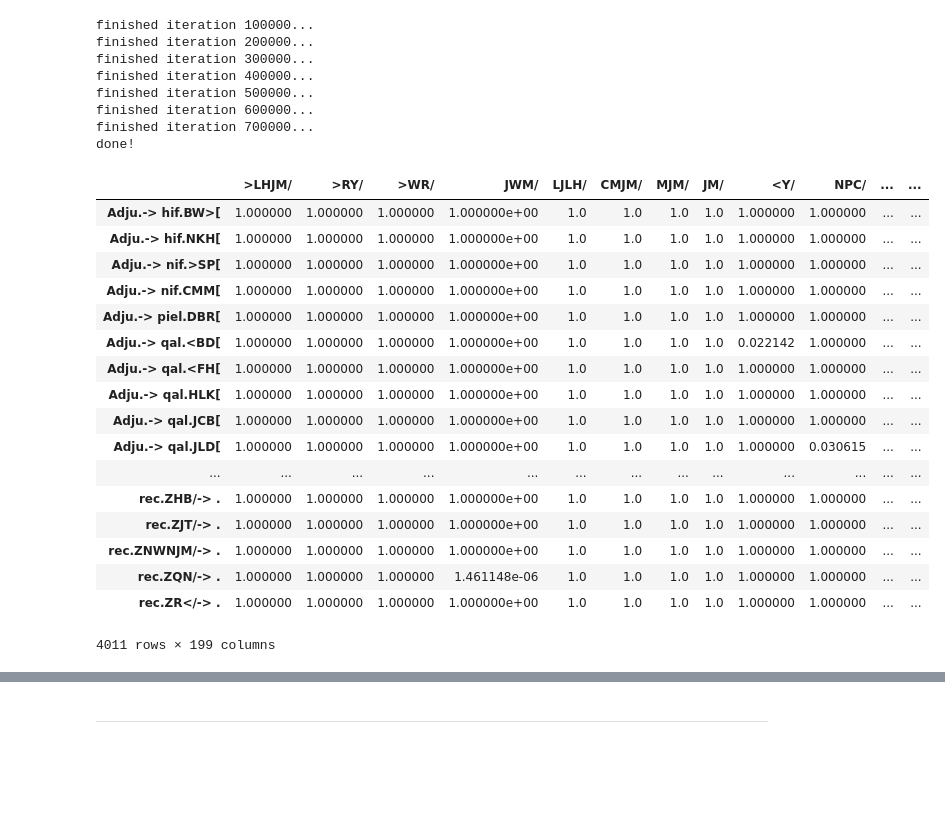
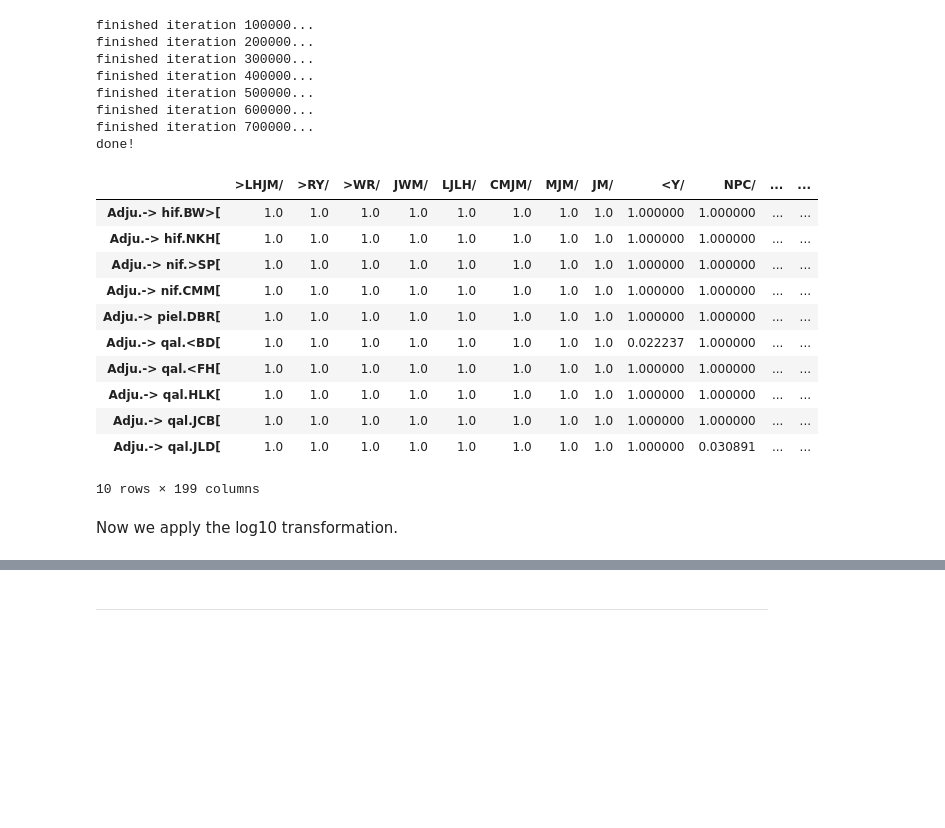
Before and after one commit to codykingham/noun_semantics, a Jupyter notebook: analysis/noun_semantics.ipynb, the cells around one changed output, grey strips where cells are left out. Drawn from its saved outputs; the diff is of its cells as text; code cells hidden in the pictures; blank space fills up the shorter version.

```diff
--- a/analysis/noun_semantics.ipynb
+++ b/analysis/noun_semantics.ipynb
@@ -431,9 +429,9 @@ b_matrix = target_obs.sub(data)
 c_matrix = colex_obs.sub(data)
 d_matrix = pd.DataFrame.copy(data, deep=True)
 d_matrix[:] = total_obs
-d_matrix = d_matrix.sub(data+b+c)
+d_matrix = d_matrix.sub(data+b_matrix+c_matrix)
 
-fisher_transformed = collections.defaultdict(lambda: collections.defaultdict(float))
+fisher_transformed = collections.defaultdict(lambda: collections.defaultdict())
 
 i = 0
 for lex in data.columns:
@@ -450,7 +448,7 @@ for lex in data.columns:
             print(f'finished iteration {i}...')
 print('done!')
 
-#fisherdata = pd.DataFrame(fisher_transformed)
+fisherdata = pd.DataFrame(fisher_transformed)
 # %% [output]
 finished iteration 100000...
 finished iteration 200000...
@@ -465,21 +461,17 @@ fisherdata = pd.DataFrame(fisher_transformed)
 # %%
-fisherdata
+fisherdata.head(10)
 # %% [output]
 |  | >LHJM/ | >RY/ | >WR/ | JWM/ | LJLH/ | CMJM/ | MJM/ | JM/ | <Y/ | NPC/ | ... | ... |
-| Adju.-> hif.BW>[ | 1.000000 | 1.000000 | 1.000000 | 1.000000e+00 | 1.0 | 1.0 | 1.0 | 1.0 | 1.000000 | 1.000000 | ... | ... |
-| Adju.-> hif.NKH[ | 1.000000 | 1.000000 | 1.000000 | 1.000000e+00 | 1.0 | 1.0 | 1.0 | 1.0 | 1.000000 | 1.000000 | ... | ... |
-| Adju.-> nif.>SP[ | 1.000000 | 1.000000 | 1.000000 | 1.000000e+00 | 1.0 | 1.0 | 1.0 | 1.0 | 1.000000 | 1.000000 | ... | ... |
-| Adju.-> nif.CMM[ | 1.000000 | 1.000000 | 1.000000 | 1.000000e+00 | 1.0 | 1.0 | 1.0 | 1.0 | 1.000000 | 1.000000 | ... | ... |
-| Adju.-> piel.DBR[ | 1.000000 | 1.000000 | 1.000000 | 1.000000e+00 | 1.0 | 1.0 | 1.0 | 1.0 | 1.000000 | 1.000000 | ... | ... |
-| Adju.-> qal.<BD[ | 1.000000 | 1.000000 | 1.000000 | 1.000000e+00 | 1.0 | 1.0 | 1.0 | 1.0 | 0.022142 | 1.000000 | ... | ... |
-| Adju.-> qal.<FH[ | 1.000000 | 1.000000 | 1.000000 | 1.000000e+00 | 1.0 | 1.0 | 1.0 | 1.0 | 1.000000 | 1.000000 | ... | ... |
-| Adju.-> qal.HLK[ | 1.000000 | 1.000000 | 1.000000 | 1.000000e+00 | 1.0 | 1.0 | 1.0 | 1.0 | 1.000000 | 1.000000 | ... | ... |
-| Adju.-> qal.JCB[ | 1.000000 | 1.000000 | 1.000000 | 1.000000e+00 | 1.0 | 1.0 | 1.0 | 1.0 | 1.000000 | 1.000000 | ... | ... |
-| Adju.-> qal.JLD[ | 1.000000 | 1.000000 | 1.000000 | 1.000000e+00 | 1.0 | 1.0 | 1.0 | 1.0 | 1.000000 | 0.030615 | ... | ... |
-| ... | ... | ... | ... | ... | ... | ... | ... | ... | ... | ... | ... | ... |
-| rec.ZHB/-> . | 1.000000 | 1.000000 | 1.000000 | 1.000000e+00 | 1.0 | 1.0 | 1.0 | 1.0 | 1.000000 | 1.000000 | ... | ... |
-| rec.ZJT/-> . | 1.000000 | 1.000000 | 1.000000 | 1.000000e+00 | 1.0 | 1.0 | 1.0 | 1.0 | 1.000000 | 1.000000 | ... | ... |
-| rec.ZNWNJM/-> . | 1.000000 | 1.000000 | 1.000000 | 1.000000e+00 | 1.0 | 1.0 | 1.0 | 1.0 | 1.000000 | 1.000000 | ... | ... |
-| rec.ZQN/-> . | 1.000000 | 1.000000 | 1.000000 | 1.461148e-06 | 1.0 | 1.0 | 1.0 | 1.0 | 1.000000 | 1.000000 | ... | ... |
-| rec.ZR</-> . | 1.000000 | 1.000000 | 1.000000 | 1.000000e+00 | 1.0 | 1.0 | 1.0 | 1.0 | 1.000000 | 1.000000 | ... | ... |
+| Adju.-> hif.BW>[ | 1.0 | 1.0 | 1.0 | 1.0 | 1.0 | 1.0 | 1.0 | 1.0 | 1.000000 | 1.000000 | ... | ... |
+| Adju.-> hif.NKH[ | 1.0 | 1.0 | 1.0 | 1.0 | 1.0 | 1.0 | 1.0 | 1.0 | 1.000000 | 1.000000 | ... | ... |
+| Adju.-> nif.>SP[ | 1.0 | 1.0 | 1.0 | 1.0 | 1.0 | 1.0 | 1.0 | 1.0 | 1.000000 | 1.000000 | ... | ... |
+| Adju.-> nif.CMM[ | 1.0 | 1.0 | 1.0 | 1.0 | 1.0 | 1.0 | 1.0 | 1.0 | 1.000000 | 1.000000 | ... | ... |
+| Adju.-> piel.DBR[ | 1.0 | 1.0 | 1.0 | 1.0 | 1.0 | 1.0 | 1.0 | 1.0 | 1.000000 | 1.000000 | ... | ... |
+| Adju.-> qal.<BD[ | 1.0 | 1.0 | 1.0 | 1.0 | 1.0 | 1.0 | 1.0 | 1.0 | 0.022237 | 1.000000 | ... | ... |
+| Adju.-> qal.<FH[ | 1.0 | 1.0 | 1.0 | 1.0 | 1.0 | 1.0 | 1.0 | 1.0 | 1.000000 | 1.000000 | ... | ... |
+| Adju.-> qal.HLK[ | 1.0 | 1.0 | 1.0 | 1.0 | 1.0 | 1.0 | 1.0 | 1.0 | 1.000000 | 1.000000 | ... | ... |
+| Adju.-> qal.JCB[ | 1.0 | 1.0 | 1.0 | 1.0 | 1.0 | 1.0 | 1.0 | 1.0 | 1.000000 | 1.000000 | ... | ... |
+| Adju.-> qal.JLD[ | 1.0 | 1.0 | 1.0 | 1.0 | 1.0 | 1.0 | 1.0 | 1.0 | 1.000000 | 0.030891 | ... | ... |
-4011 rows × 199 columns
+10 rows × 199 columns
+# %% [markdown]
+Now we apply the log10 transformation.
```
Also changed, not shown: parts of 24 cells of this notebook.
